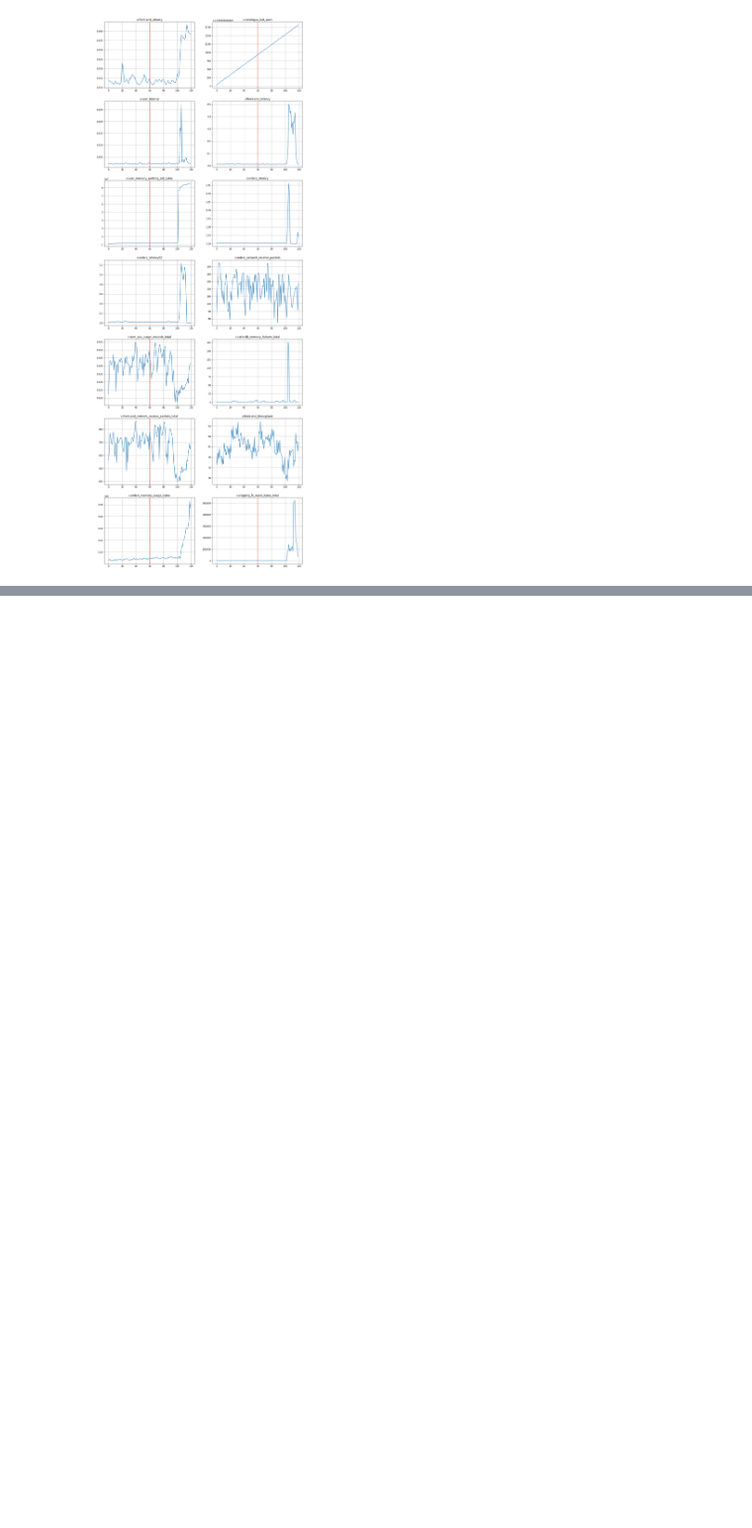
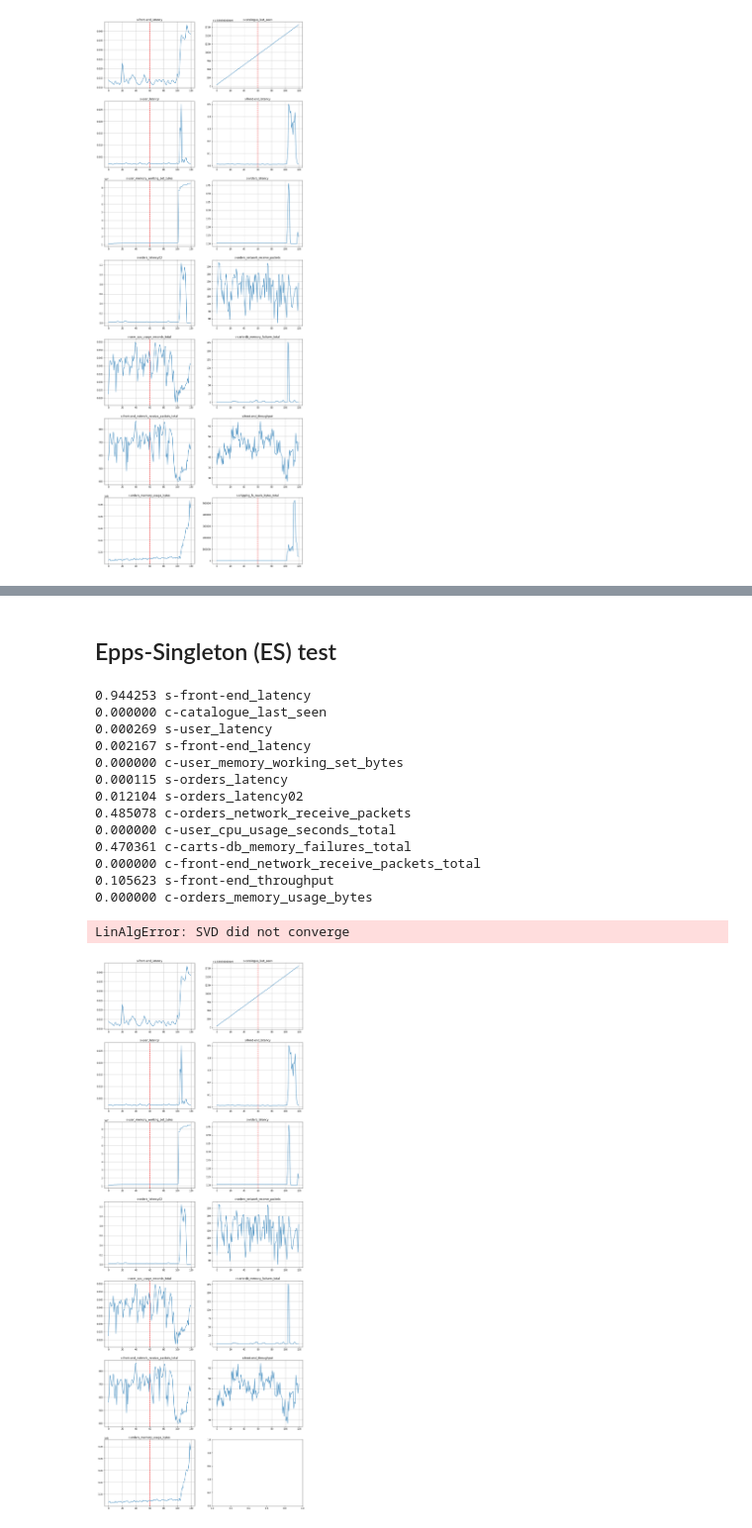
Before and after one commit to ai4sre/meltria-analyzer, a Jupyter notebook: notebooks/2samp_test.ipynb, the cells around one changed output, grey strips where cells are left out. Shown at 99% size. Drawn from its saved outputs; the diff is of its cells as text; code cells hidden in the pictures; blank space fills up the shorter version.

```diff
--- a/notebooks/2samp_test.ipynb
+++ b/notebooks/2samp_test.ipynb
@@ -45,0 +78,34 @@ for case, ax in zip(cases, axs.flatten()):
+# %% [markdown]
+## Epps-Singleton (ES) test
+# %%
+cases = sockshop.testcases_of_sockshop
+fig, axs = plt.subplots(len(cases)//2, ncols=2)
+fig.set_size_inches(16, 3*len(cases))
+for case, ax in zip(cases, axs.flatten()):
+    ts = np.array(case['datapoints'])
+    train_ts, test_ts = np.split(ts, 2)
+
+    pval = scipy.stats.epps_singleton_2samp(train_ts, test_ts)[1]
+    if pval <= 0.05:
+        ax.axvline(train_ts.size, color='red', linestyle='dashed', label='breaks')
+    print(f"{pval:5f}", case['name'])
+
+    ax.set_title(case['name'])
+    ax.plot(ts)
+    ax.grid()
+# %% [output]
+0.944253 s-front-end_latency
+0.000000 c-catalogue_last_seen
+0.000269 s-user_latency
+0.002167 s-front-end_latency
+0.000000 c-user_memory_working_set_bytes
+0.000115 s-orders_latency
+0.012104 s-orders_latency02
+0.485078 c-orders_network_receive_packets
+0.000000 c-user_cpu_usage_seconds_total
+0.470361 c-carts-db_memory_failures_total
+0.000000 c-front-end_network_receive_packets_total
+0.105623 s-front-end_throughput
+0.000000 c-orders_memory_usage_bytes
+LinAlgError: SVD did not converge
+[figure, added]
```
Also changed, not shown: parts of 3 cells of this notebook.
